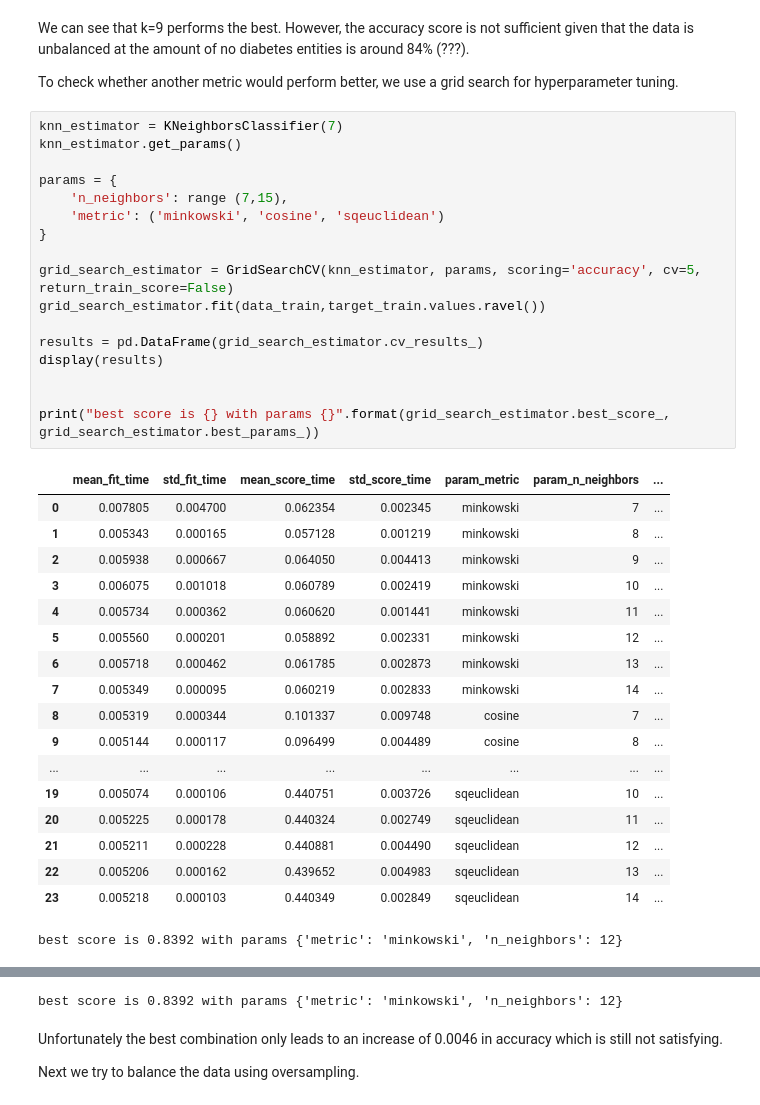
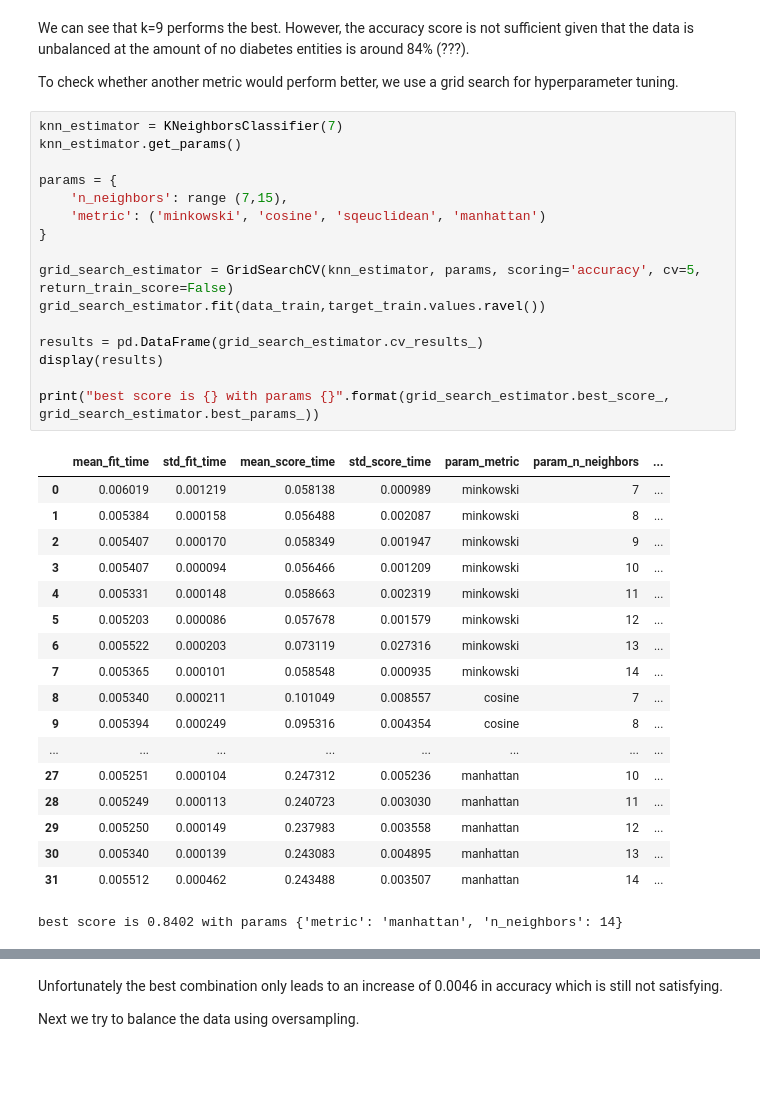
Before and after one commit to medplot/data-mining-project, a Jupyter notebook: jupyter_notebooks/k_nearest_neighbor.ipynb, the cells around one changed output, grey strips where cells are left out. Drawn from its saved outputs; the diff is of its cells as text; blank space fills up the shorter version.

```diff
--- a/jupyter_notebooks/k_nearest_neighbor.ipynb
+++ b/jupyter_notebooks/k_nearest_neighbor.ipynb
@@ -57,36 +50,35 @@ To check whether another metric would perform better, we use a grid search for h
 # %%
 knn_estimator = KNeighborsClassifier(7)
 knn_estimator.get_params()
 
 params = {
     'n_neighbors': range (7,15),
-    'metric': ('minkowski', 'cosine', 'sqeuclidean')
+    'metric': ('minkowski', 'cosine', 'sqeuclidean', 'manhattan')
 }
 
 grid_search_estimator = GridSearchCV(knn_estimator, params, scoring='accuracy', cv=5, return_train_score=False)
 grid_search_estimator.fit(data_train,target_train.values.ravel())
 
 results = pd.DataFrame(grid_search_estimator.cv_results_)
 display(results)
 
-
 print("best score is {} with params {}".format(grid_search_estimator.best_score_, grid_search_estimator.best_params_))
 # %% [output]
 |  | mean_fit_time | std_fit_time | mean_score_time | std_score_time | param_metric | param_n_neighbors | ... |
-| 0 | 0.007805 | 0.004700 | 0.062354 | 0.002345 | minkowski | 7 | ... |
-| 1 | 0.005343 | 0.000165 | 0.057128 | 0.001219 | minkowski | 8 | ... |
-| 2 | 0.005938 | 0.000667 | 0.064050 | 0.004413 | minkowski | 9 | ... |
-| 3 | 0.006075 | 0.001018 | 0.060789 | 0.002419 | minkowski | 10 | ... |
-| 4 | 0.005734 | 0.000362 | 0.060620 | 0.001441 | minkowski | 11 | ... |
-| 5 | 0.005560 | 0.000201 | 0.058892 | 0.002331 | minkowski | 12 | ... |
-| 6 | 0.005718 | 0.000462 | 0.061785 | 0.002873 | minkowski | 13 | ... |
-| 7 | 0.005349 | 0.000095 | 0.060219 | 0.002833 | minkowski | 14 | ... |
-| 8 | 0.005319 | 0.000344 | 0.101337 | 0.009748 | cosine | 7 | ... |
-| 9 | 0.005144 | 0.000117 | 0.096499 | 0.004489 | cosine | 8 | ... |
+| 0 | 0.006019 | 0.001219 | 0.058138 | 0.000989 | minkowski | 7 | ... |
+| 1 | 0.005384 | 0.000158 | 0.056488 | 0.002087 | minkowski | 8 | ... |
+| 2 | 0.005407 | 0.000170 | 0.058349 | 0.001947 | minkowski | 9 | ... |
+| 3 | 0.005407 | 0.000094 | 0.056466 | 0.001209 | minkowski | 10 | ... |
+| 4 | 0.005331 | 0.000148 | 0.058663 | 0.002319 | minkowski | 11 | ... |
+| 5 | 0.005203 | 0.000086 | 0.057678 | 0.001579 | minkowski | 12 | ... |
+| 6 | 0.005522 | 0.000203 | 0.073119 | 0.027316 | minkowski | 13 | ... |
+| 7 | 0.005365 | 0.000101 | 0.058548 | 0.000935 | minkowski | 14 | ... |
+| 8 | 0.005340 | 0.000211 | 0.101049 | 0.008557 | cosine | 7 | ... |
+| 9 | 0.005394 | 0.000249 | 0.095316 | 0.004354 | cosine | 8 | ... |
 | ... | ... | ... | ... | ... | ... | ... | ... |
-| 19 | 0.005074 | 0.000106 | 0.440751 | 0.003726 | sqeuclidean | 10 | ... |
-| 20 | 0.005225 | 0.000178 | 0.440324 | 0.002749 | sqeuclidean | 11 | ... |
-| 21 | 0.005211 | 0.000228 | 0.440881 | 0.004490 | sqeuclidean | 12 | ... |
-| 22 | 0.005206 | 0.000162 | 0.439652 | 0.004983 | sqeuclidean | 13 | ... |
-| 23 | 0.005218 | 0.000103 | 0.440349 | 0.002849 | sqeuclidean | 14 | ... |
+| 27 | 0.005251 | 0.000104 | 0.247312 | 0.005236 | manhattan | 10 | ... |
+| 28 | 0.005249 | 0.000113 | 0.240723 | 0.003030 | manhattan | 11 | ... |
+| 29 | 0.005250 | 0.000149 | 0.237983 | 0.003558 | manhattan | 12 | ... |
+| 30 | 0.005340 | 0.000139 | 0.243083 | 0.004895 | manhattan | 13 | ... |
+| 31 | 0.005512 | 0.000462 | 0.243488 | 0.003507 | manhattan | 14 | ... |
-best score is 0.8392 with params {'metric': 'minkowski', 'n_neighbors': 12}
+best score is 0.8402 with params {'metric': 'manhattan', 'n_neighbors': 14}
@@ -110,4 +85,3 @@ best score is 0.8392 with params {'metric': 'minkowski', 'n_neighbors': 12}
-best score is 0.8392 with params {'metric': 'minkowski', 'n_neighbors': 12}
 # %% [markdown]
 Unfortunately the best combination only leads to an increase of 0.0046 in accuracy which is still not satisfying.
 
```
Also changed, not shown: parts of 4 cells of this notebook, 1 other file.
